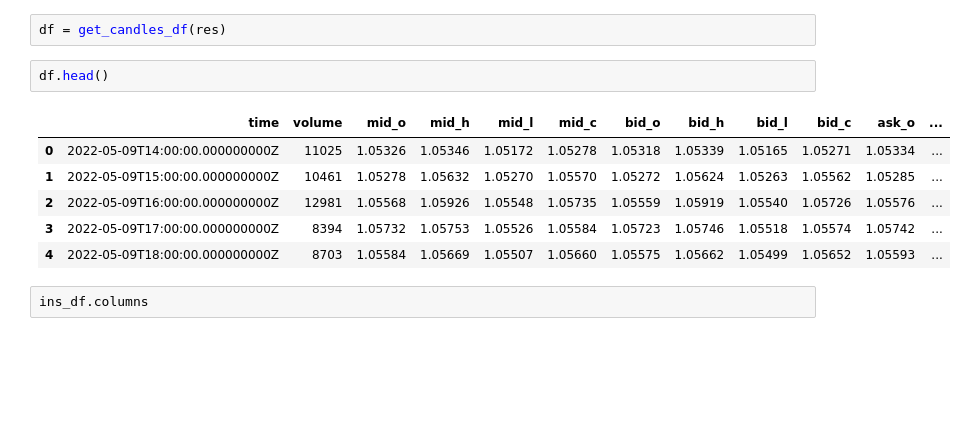
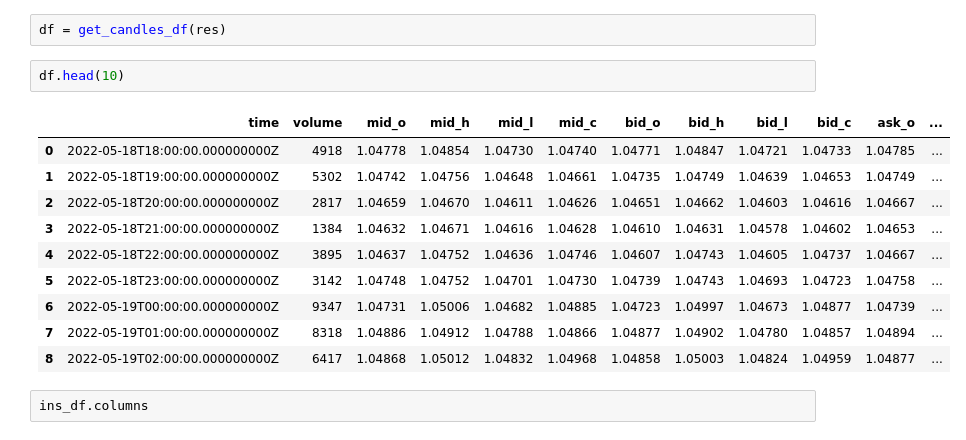
Before and after one commit to sunbun2461/Python_Oanda, a Jupyter notebook: save_candles.ipynb, the cells around one changed output. Cells and saved outputs as stored; diff of their text form; blank space fills up the shorter version.

```diff
--- a/save_candles.ipynb
+++ b/save_candles.ipynb
@@ -107,14 +107,18 @@ code, res = fetch_candles('EUR_USD',10,'H1' )
 # %%
 df = get_candles_df(res)
 # %%
-df.head()
+df.head(10)
 # %% [output]
 |  | time | volume | mid_o | mid_h | mid_l | mid_c | bid_o | bid_h | bid_l | bid_c | ask_o | ... |
-| 0 | 2022-05-09T14:00:00.000000000Z | 11025 | 1.05326 | 1.05346 | 1.05172 | 1.05278 | 1.05318 | 1.05339 | 1.05165 | 1.05271 | 1.05334 | ... |
-| 1 | 2022-05-09T15:00:00.000000000Z | 10461 | 1.05278 | 1.05632 | 1.05270 | 1.05570 | 1.05272 | 1.05624 | 1.05263 | 1.05562 | 1.05285 | ... |
-| 2 | 2022-05-09T16:00:00.000000000Z | 12981 | 1.05568 | 1.05926 | 1.05548 | 1.05735 | 1.05559 | 1.05919 | 1.05540 | 1.05726 | 1.05576 | ... |
-| 3 | 2022-05-09T17:00:00.000000000Z | 8394 | 1.05732 | 1.05753 | 1.05526 | 1.05584 | 1.05723 | 1.05746 | 1.05518 | 1.05574 | 1.05742 | ... |
-| 4 | 2022-05-09T18:00:00.000000000Z | 8703 | 1.05584 | 1.05669 | 1.05507 | 1.05660 | 1.05575 | 1.05662 | 1.05499 | 1.05652 | 1.05593 | ... |
+| 0 | 2022-05-18T18:00:00.000000000Z | 4918 | 1.04778 | 1.04854 | 1.04730 | 1.04740 | 1.04771 | 1.04847 | 1.04721 | 1.04733 | 1.04785 | ... |
+| 1 | 2022-05-18T19:00:00.000000000Z | 5302 | 1.04742 | 1.04756 | 1.04648 | 1.04661 | 1.04735 | 1.04749 | 1.04639 | 1.04653 | 1.04749 | ... |
+| 2 | 2022-05-18T20:00:00.000000000Z | 2817 | 1.04659 | 1.04670 | 1.04611 | 1.04626 | 1.04651 | 1.04662 | 1.04603 | 1.04616 | 1.04667 | ... |
+| 3 | 2022-05-18T21:00:00.000000000Z | 1384 | 1.04632 | 1.04671 | 1.04616 | 1.04628 | 1.04610 | 1.04631 | 1.04578 | 1.04602 | 1.04653 | ... |
+| 4 | 2022-05-18T22:00:00.000000000Z | 3895 | 1.04637 | 1.04752 | 1.04636 | 1.04746 | 1.04607 | 1.04743 | 1.04605 | 1.04737 | 1.04667 | ... |
+| 5 | 2022-05-18T23:00:00.000000000Z | 3142 | 1.04748 | 1.04752 | 1.04701 | 1.04730 | 1.04739 | 1.04743 | 1.04693 | 1.04723 | 1.04758 | ... |
+| 6 | 2022-05-19T00:00:00.000000000Z | 9347 | 1.04731 | 1.05006 | 1.04682 | 1.04885 | 1.04723 | 1.04997 | 1.04673 | 1.04877 | 1.04739 | ... |
+| 7 | 2022-05-19T01:00:00.000000000Z | 8318 | 1.04886 | 1.04912 | 1.04788 | 1.04866 | 1.04877 | 1.04902 | 1.04780 | 1.04857 | 1.04894 | ... |
+| 8 | 2022-05-19T02:00:00.000000000Z | 6417 | 1.04868 | 1.05012 | 1.04832 | 1.04968 | 1.04858 | 1.05003 | 1.04824 | 1.04959 | 1.04877 | ... |
 # %%
 ins_df.columns
 # %% [output]
```
Also changed, not shown: parts of 4 cells of this notebook, 36 other files.
